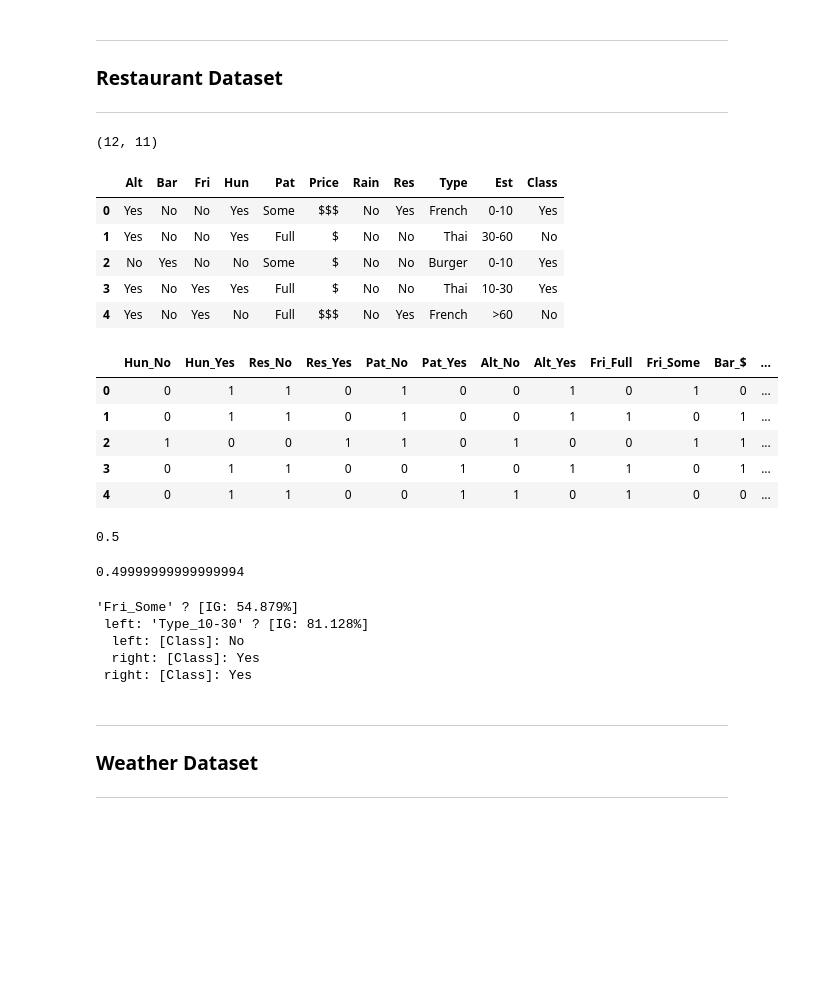
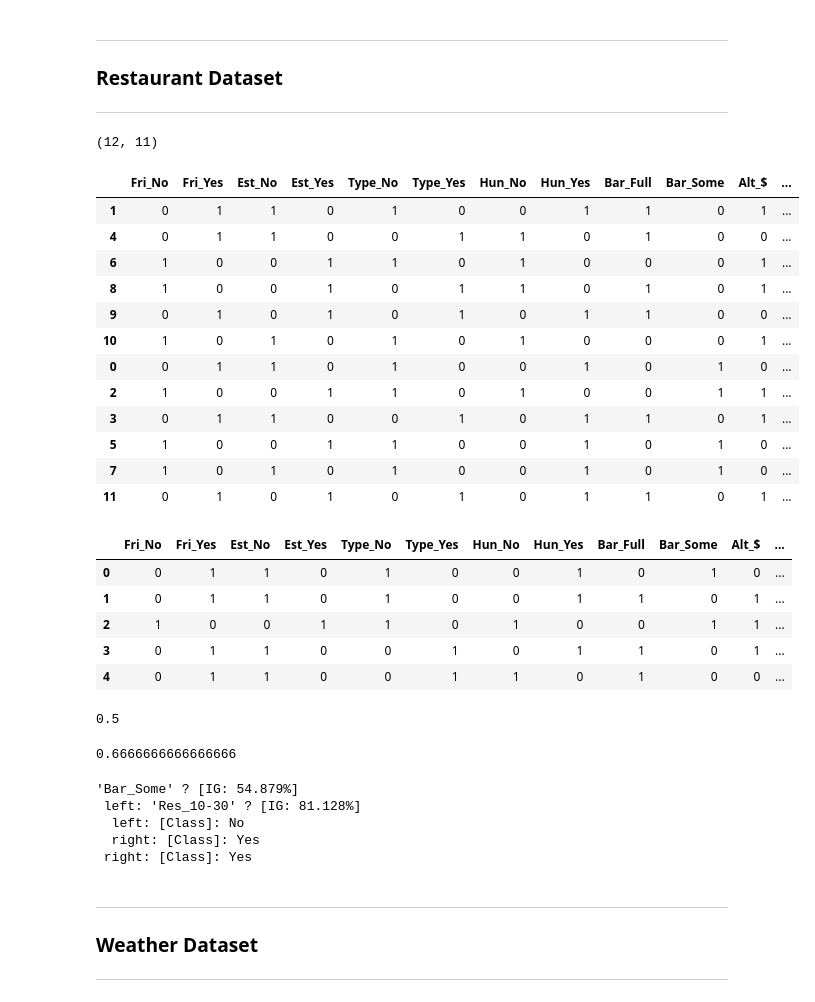
Before and after one commit to EstevesX10/AI-Decision-Trees-ID3, a Jupyter notebook: Decision Trees - ID3/Decision_Trees_ID3.ipynb, the cells around one changed output. Drawn from its saved outputs; the diff is of its cells as text; code cells hidden in the pictures; blank space fills up the shorter version.

```diff
--- a/Decision Trees - ID3/Decision_Trees_ID3.ipynb
+++ b/Decision Trees - ID3/Decision_Trees_ID3.ipynb
@@ -329,6 +333,9 @@ class Dataset:
 
         # Concatenating the encoded features with the labels
         encoded_df = pd.concat([new_X, y], axis=1)
+
+        # Sort based on the labels column
+        encoded_df = encoded_df.sort_values(by=[encoded_df.columns[-1]])
 
         return df, encoded_df
 
@@ -382,6 +389,8 @@ class Dataset:
 
         # Defining the training size
         train_size = int((1 - test_size) * len(self.target))
+
+        # CODE HERE
 
         # Splitting the data into training and testing sets
         X_Train, X_Test = self.data[:train_size, :], self.data[train_size :, :]
@@ -483,19 +541,26 @@ ___
 # %%
 restaurant = Dataset(file_path='./Datasets/restaurant.csv')
 print(restaurant.df.shape, "\n")
-restaurant.df.head()
+restaurant.encoded_df
 # %% [output]
 (12, 11)
-|  | Alt | Bar | Fri | Hun | Pat | Price | Rain | Res | Type | Est | Class |
-| 0 | Yes | No | No | Yes | Some | $$$ | No | Yes | French | 0-10 | Yes |
-| 1 | Yes | No | No | Yes | Full | $ | No | No | Thai | 30-60 | No |
-| 2 | No | Yes | No | No | Some | $ | No | No | Burger | 0-10 | Yes |
-| 3 | Yes | No | Yes | Yes | Full | $ | No | No | Thai | 10-30 | Yes |
-| 4 | Yes | No | Yes | No | Full | $$$ | No | Yes | French | >60 | No |
+|  | Fri_No | Fri_Yes | Est_No | Est_Yes | Type_No | Type_Yes | Hun_No | Hun_Yes | Bar_Full | Bar_Some | Alt_$ | ... |
+| 1 | 0 | 1 | 1 | 0 | 1 | 0 | 0 | 1 | 1 | 0 | 1 | ... |
+| 4 | 0 | 1 | 1 | 0 | 0 | 1 | 1 | 0 | 1 | 0 | 0 | ... |
+| 6 | 1 | 0 | 0 | 1 | 1 | 0 | 1 | 0 | 0 | 0 | 1 | ... |
+| 8 | 1 | 0 | 0 | 1 | 0 | 1 | 1 | 0 | 1 | 0 | 1 | ... |
+| 9 | 0 | 1 | 0 | 1 | 0 | 1 | 0 | 1 | 1 | 0 | 0 | ... |
+| 10 | 1 | 0 | 1 | 0 | 1 | 0 | 1 | 0 | 0 | 0 | 1 | ... |
+| 0 | 0 | 1 | 1 | 0 | 1 | 0 | 0 | 1 | 0 | 1 | 0 | ... |
+| 2 | 1 | 0 | 0 | 1 | 1 | 0 | 1 | 0 | 0 | 1 | 1 | ... |
+| 3 | 0 | 1 | 1 | 0 | 0 | 1 | 0 | 1 | 1 | 0 | 1 | ... |
+| 5 | 1 | 0 | 0 | 1 | 1 | 0 | 0 | 1 | 0 | 1 | 0 | ... |
+| 7 | 1 | 0 | 1 | 0 | 1 | 0 | 0 | 1 | 0 | 1 | 0 | ... |
+| 11 | 0 | 1 | 0 | 1 | 0 | 1 | 0 | 1 | 1 | 0 | 1 | ... |
 # %%
 restaurant.encoded_df.head()
 # %% [output]
-|  | Hun_No | Hun_Yes | Res_No | Res_Yes | Pat_No | Pat_Yes | Alt_No | Alt_Yes | Fri_Full | Fri_Some | Bar_$ | ... |
+|  | Fri_No | Fri_Yes | Est_No | Est_Yes | Type_No | Type_Yes | Hun_No | Hun_Yes | Bar_Full | Bar_Some | Alt_$ | ... |
 | 0 | 0 | 1 | 1 | 0 | 1 | 0 | 0 | 1 | 0 | 1 | 0 | ... |
 | 1 | 0 | 1 | 1 | 0 | 1 | 0 | 0 | 1 | 1 | 0 | 1 | ... |
 | 2 | 1 | 0 | 0 | 1 | 1 | 0 | 1 | 0 | 0 | 1 | 1 | ... |
@@ -513,7 +578,7 @@ restaurant.Estimate_Holdout()
 # %%
 restaurant.K_Fold_CV(4, DecisionTree)
 # %% [output]
-0.49999999999999994
+0.6666666666666666
 # %%
 (X_Train, X_Test, y_Train, y_Test) = restaurant.train_test_split(test_size=0.3)
 # %%
@@ -521,8 +586,8 @@ dt = DecisionTree()
 dt.fit(X_Train, y_Train)
 restaurant.print_tree(dt)
 # %% [output]
-'Fri_Some' ? [IG: 54.879%]
- left: 'Type_10-30' ? [IG: 81.128%]
+'Bar_Some' ? [IG: 54.879%]
+ left: 'Res_10-30' ? [IG: 81.128%]
   left: [Class]: No
   right: [Class]: Yes
  right: [Class]: Yes
```
Also changed, not shown: parts of 15 cells of this notebook.
